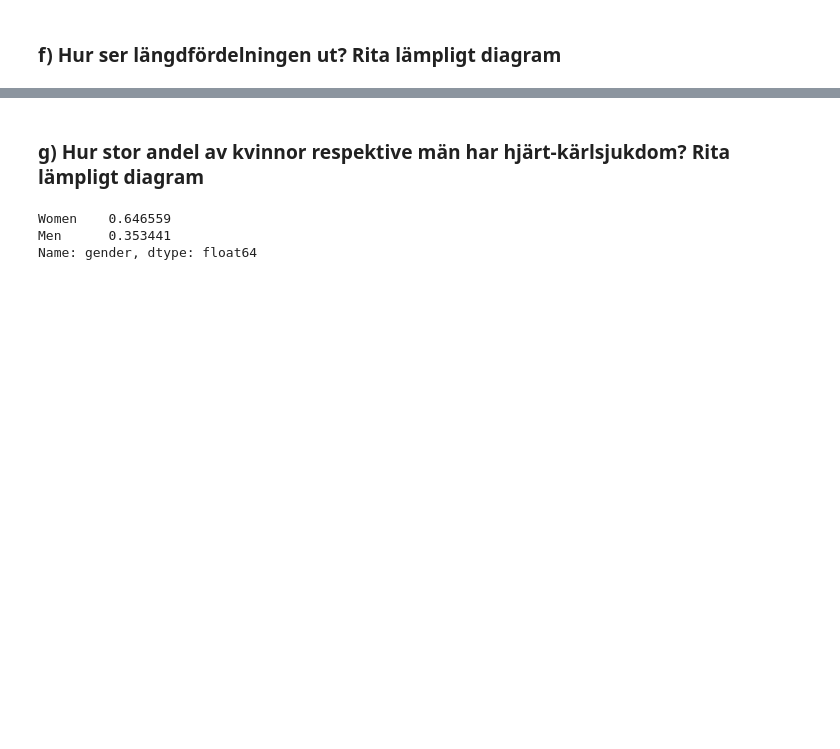
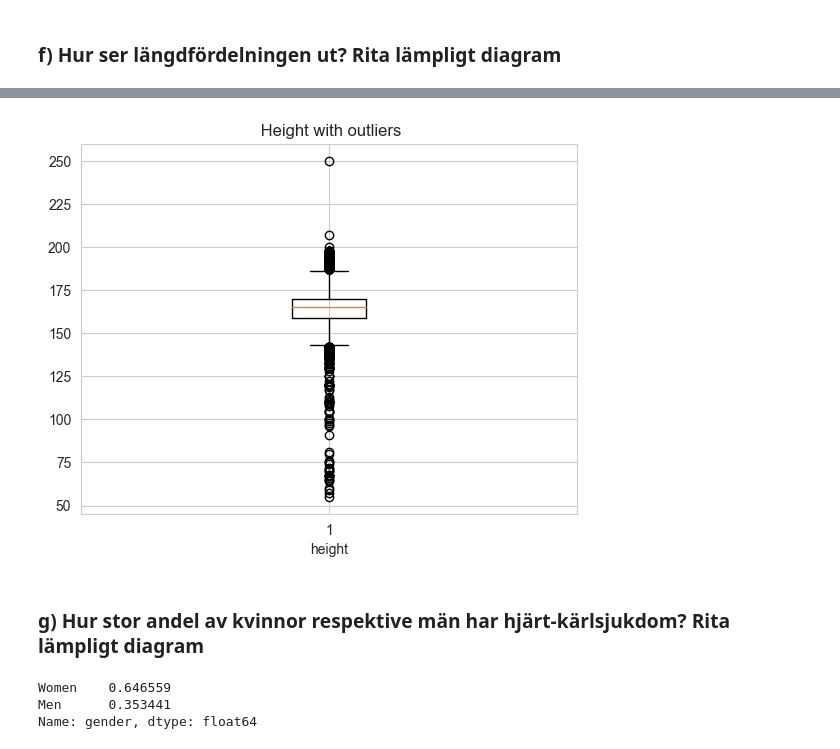
Before and after one commit to VineelaNedunuri/Disease--Prediction-Machine-Learning, a Jupyter notebook: EDA_Disease_prediction.ipynb, the cells around one changed output, grey strips where cells are left out. Saved outputs shown, nothing was run; the diff lists cells and outputs as text; code cells hidden in the pictures; blank space fills up the shorter version.

```diff
--- a/EDA_Disease_prediction.ipynb
+++ b/EDA_Disease_prediction.ipynb
@@ -299,3 +305,10 @@ plt.show()
+# %%
+plt.boxplot(df['height'])
+plt.title(' Height with outliers') # below 150 and above 185 outliers are present
+plt.xlabel('height')
+plt.show()
+# %% [output]
+[figure, added]
 # %% [markdown]
 ### g) Hur stor andel av kvinnor respektive män har hjärt-kärlsjukdom? Rita lämpligt diagram
 # %%
```
Also changed, not shown: parts of 12 cells of this notebook.
